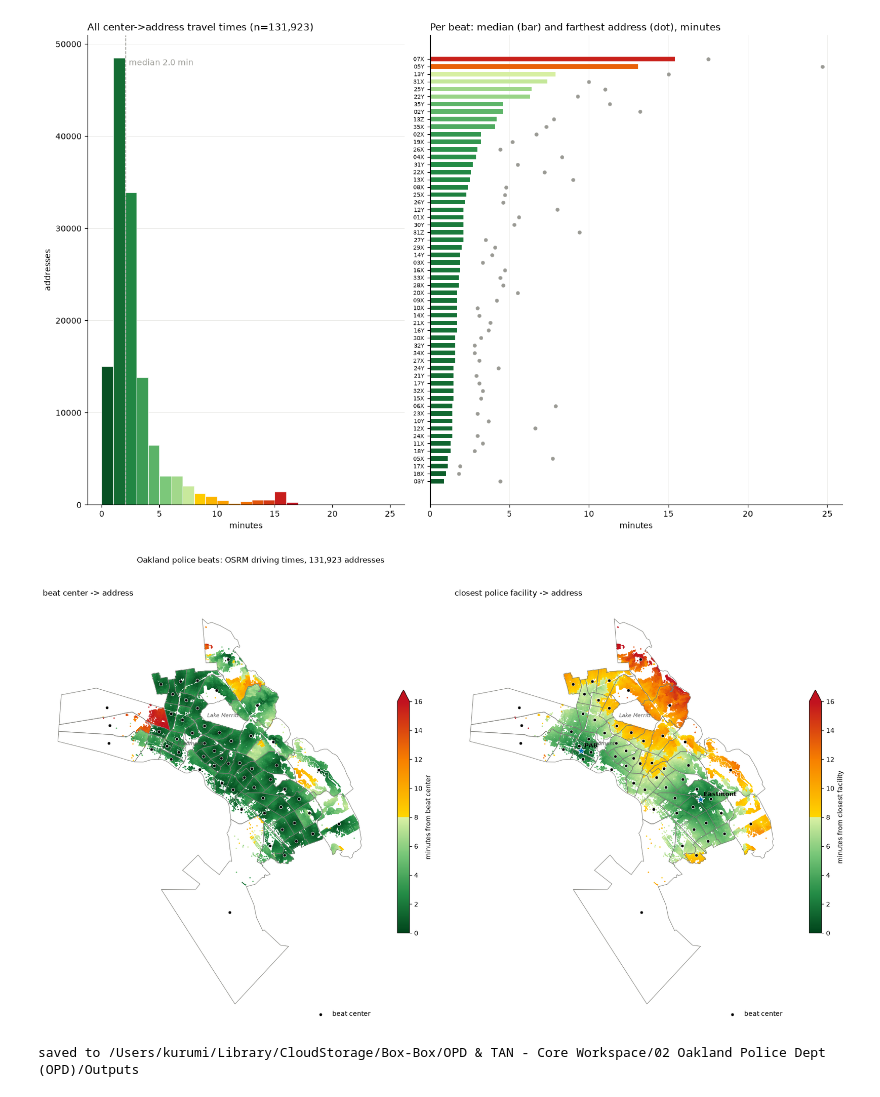
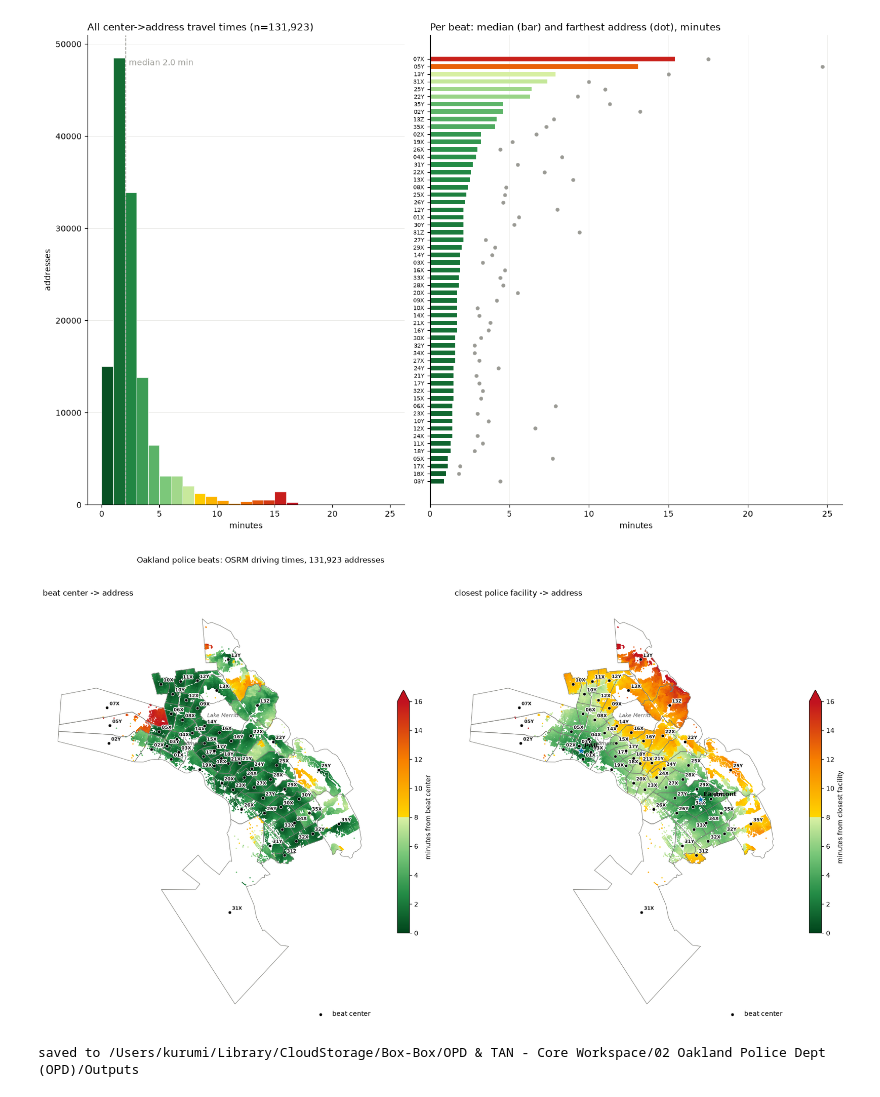
Before and after one commit to yoonoolee/oakland_police_department, a Jupyter notebook: beat_travel_times_osrm.ipynb, the cells around one changed output. Cells and saved outputs as stored; diff of their text form; code cells hidden in the pictures.

Commit message:
Add beat labels to comparison maps

```diff
--- a/beat_travel_times_osrm.ipynb
+++ b/beat_travel_times_osrm.ipynb
@@ -492,42 +492,49 @@ Matplotlib is building the font cache; this may take a moment.
 [figure]
 # %%
 # 6c) maps: compare beat-center and closest-facility driving times
+import matplotlib.patheffects as pe
+
 facility_closest = (facility_results.loc[facility_results.groupby(["beat", "ADDRESS", "lon", "lat"])["minutes"].idxmin()]
                     .rename(columns={"minutes": "facility_minutes"}))
 map_results = results.merge(facility_closest[["beat", "ADDRESS", "lon", "lat", "facility", "facility_minutes"]],
                             on=["beat", "ADDRESS", "lon", "lat"], how="left")
 pts_center = gpd.GeoDataFrame(map_results, geometry=gpd.points_from_xy(map_results["lon"], map_results["lat"]), crs=4326)
+halo = [pe.withStroke(linewidth=2.5, foreground="white")]
 
 fig, (ax1, ax2) = plt.subplots(1, 2, figsize=(18, 11))
 for ax, column, title, label in [
     (ax1, "minutes", "beat center -> address", "minutes from beat center"),
     (ax2, "facility_minutes", "closest police facility -> address", "minutes from closest facility"),
 ]:
     beats.boundary.plot(ax=ax, color="#7a7a75", linewidth=.7)
     pts_center.plot(ax=ax, column=column, cmap=CMAP, norm=NORM, markersize=1,
                     legend=True, legend_kwds={"label": label, "shrink": .5, "extend": "max"})
     ax.scatter(beats["center_lon"], beats["center_lat"], color="black", edgecolor="white", linewidth=.6,
                s=24, zorder=5, label="beat center")
+    for _, beat_row in beats.iterrows():
+        ax.annotate(beat_row["beat"], (beat_row["center_lon"], beat_row["center_lat"]),
+                    xytext=(4, 4), textcoords="offset points", fontsize=7, color="#111",
+                    fontweight="bold", path_effects=halo)
     ax.set_title(title, loc="left")
     ax.set_aspect(1 / np.cos(np.radians(37.8)))
     ax.set_axis_off()
     ax.legend(loc="lower right", frameon=False)
 
 for _, facility_row in facilities.iterrows():
     ax2.scatter(facility_row["lon"], facility_row["lat"], marker="*", s=180, color="#0072b2",
                 edgecolor="white", linewidth=.8, zorder=6, label=facility_row["facility"])
     ax2.annotate(facility_row["facility"], (facility_row["lon"], facility_row["lat"]),
                  xytext=(5, 5), textcoords="offset points", fontsize=9, fontweight="bold")
 for _, e in enclaves.iterrows():
     c = e.geometry.centroid
     ax1.annotate(e["label"], (c.x, c.y), ha="center", va="center", fontsize=8, color="#555", style="italic")
     ax2.annotate(e["label"], (c.x, c.y), ha="center", va="center", fontsize=8, color="#555", style="italic")
 fig.suptitle(f"Oakland police beats: OSRM driving times, {len(pts_center):,} addresses", x=.12, ha="left")
 plt.tight_layout()
 plt.savefig(OUT / "beat_center_vs_closest_facility_map.png", dpi=200, bbox_inches="tight")
 plt.show()
 # %% [output]
-[figure, old version]
+[figure, new version]
 # %%
 # 7) save for mapping later
 results.to_parquet(OUT / "beat_center_to_addresses_times.parquet", index=False)
```
